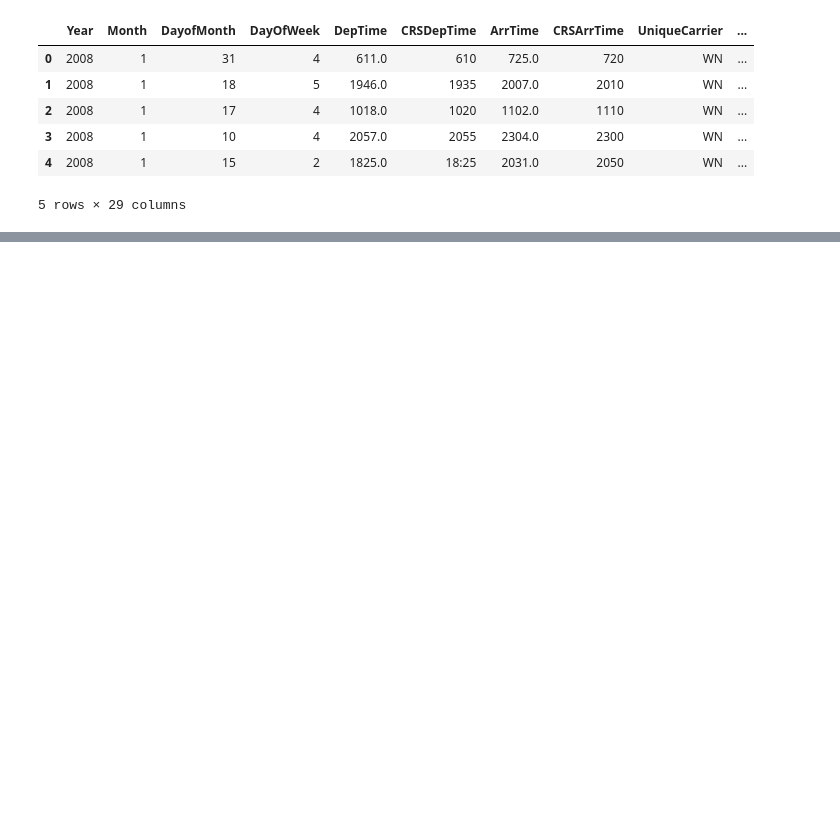
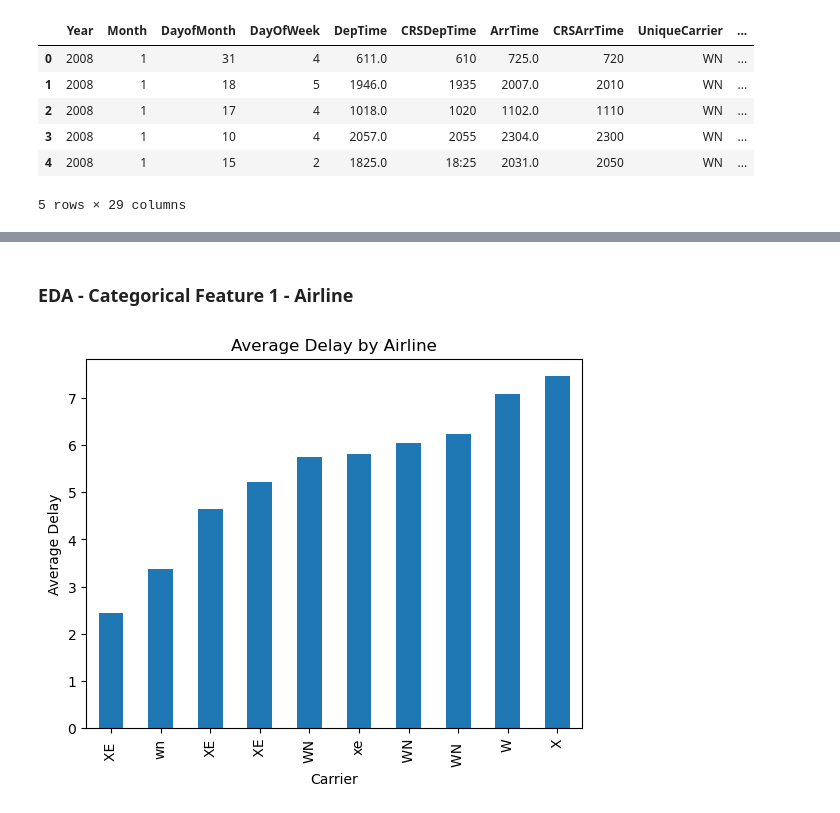
Before and after one commit to Amg1703/Principles-of-Data-Science-Assignment-, a Jupyter notebook: Airline_Delay_Dataset_EDA.ipynb, the cells around one changed output, grey strips where cells are left out. Saved outputs shown, nothing was run; the diff lists cells and outputs as text; code cells hidden in the pictures; blank space fills up the shorter version.

```diff
--- a/Airline_Delay_Dataset_EDA.ipynb
+++ b/Airline_Delay_Dataset_EDA.ipynb
@@ -189,0 +285,12 @@ plt.show()
+# %% [markdown]
+### EDA - Categorical Feature 1 - Airline
+# %%
+carrier_delay = df.groupby('UniqueCarrier')['ArrDelay'].mean()
+plt.figure()
+carrier_delay.sort_values().plot(kind='bar')
+plt.title("Average Delay by Airline")
+plt.xlabel("Carrier")
+plt.ylabel("Average Delay")
+plt.show()
+# %% [output]
+[figure, added]
```
Also changed, not shown: parts of 71 cells of this notebook, 3 other files.
